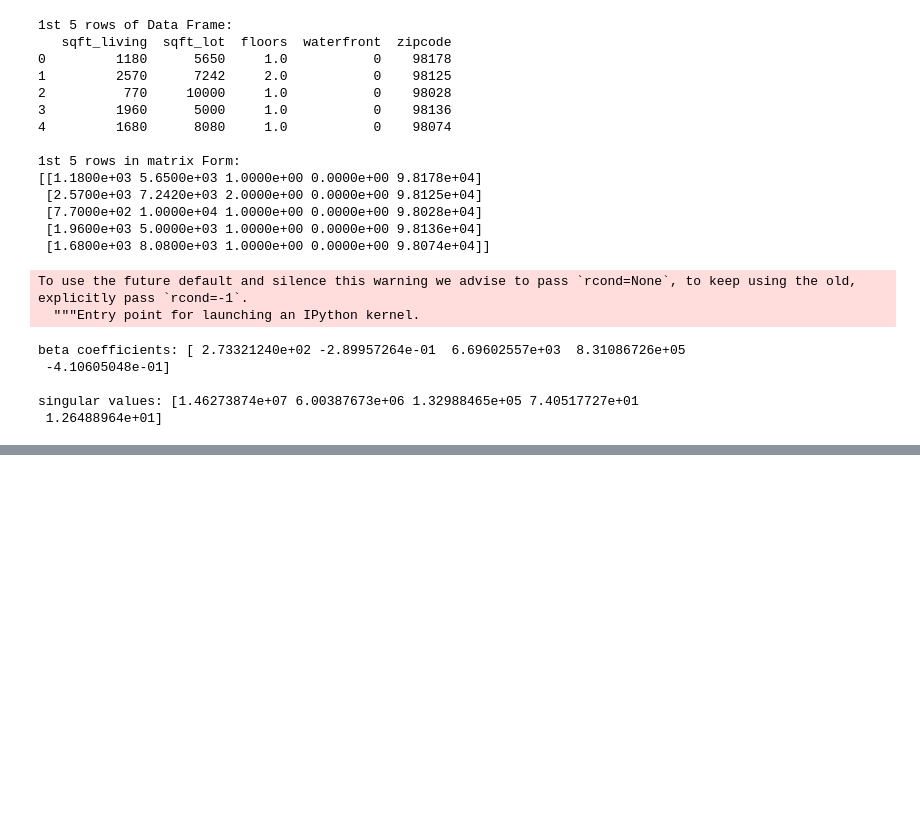
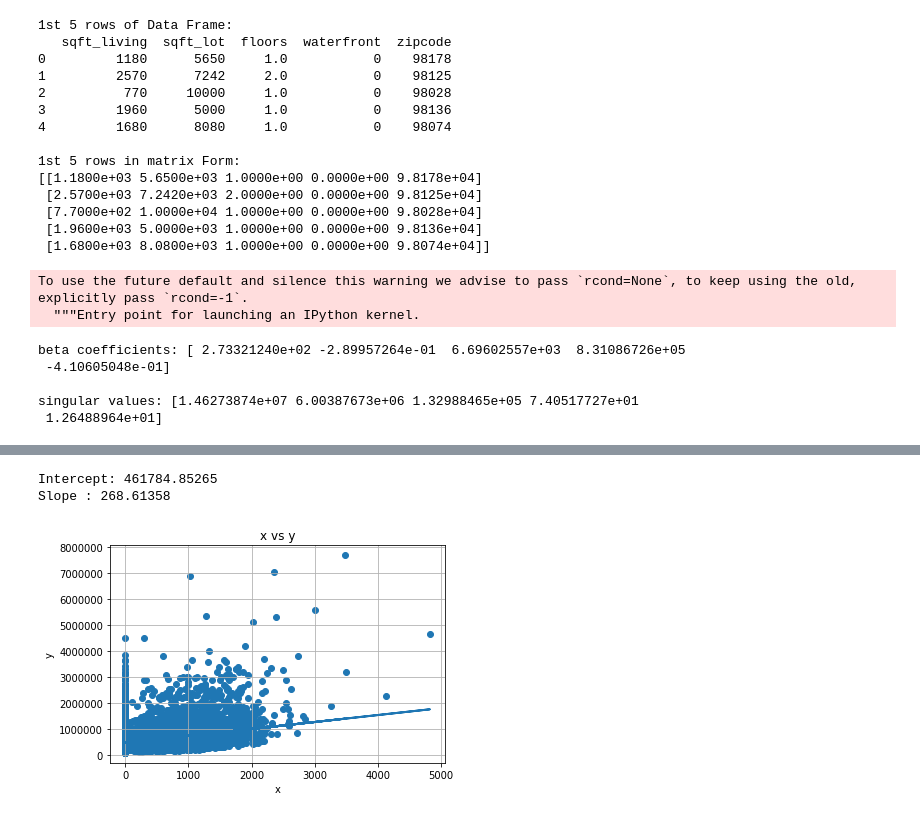
Before and after one commit to KDrab/house_regressions, a Jupyter notebook: linears.ipynb, the cells around one changed output, grey strips where cells are left out. Saved outputs shown, nothing was run; the diff lists cells and outputs as text; code cells hidden in the pictures; blank space fills up the shorter version.

```diff
--- a/linears.ipynb
+++ b/linears.ipynb
@@ -175,0 +120,6 @@ Slope : 174588.81258
+# %%
+linearize(houses['sqft_basement'])
+# %% [output]
+Intercept: 461784.85265
+Slope : 268.61358
+[figure, added]
```
Also changed, not shown: parts of 16 cells of this notebook.
